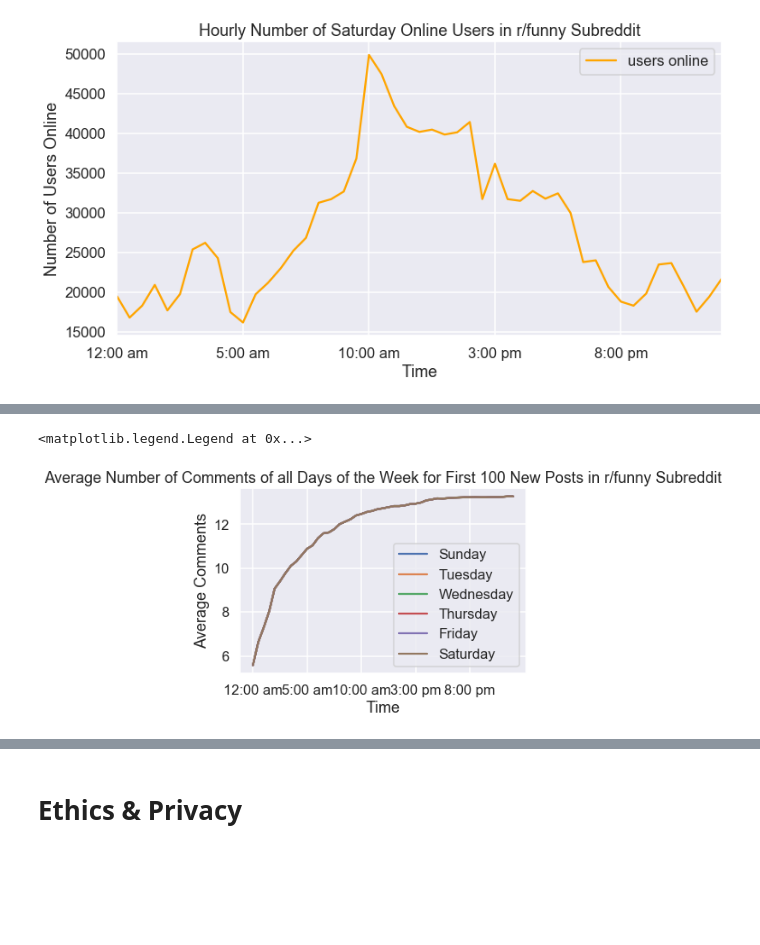
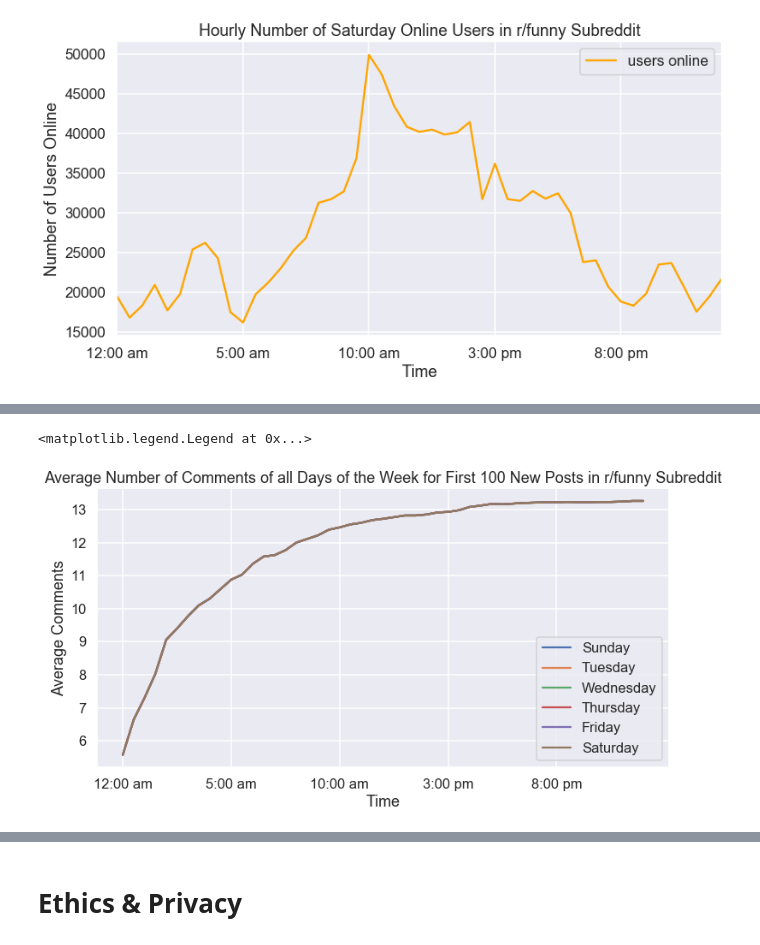
Before and after one commit to cs1212/COGS108_Reddit-Data-Analysis, a Jupyter notebook: FinalProject.ipynb, the cells around one changed output, grey strips where cells are left out. Drawn from its saved outputs; the diff is of its cells as text; code cells hidden in the pictures; blank space fills up the shorter version.

```diff
--- a/FinalProject.ipynb
+++ b/FinalProject.ipynb
@@ -569,17 +570,18 @@ plt.legend(loc='upper right')
 # %%
+plt.figure(figsize = (12, 6))
 plt.plot(df_Sunday_mean_comments, label = 'Sunday')
 #plt.plot(df_Monday_mean_comments, label = 'Monday')
 plt.plot(df_Tuesday_mean_comments, label = 'Tuesday')
 plt.plot(df_Wednesday_mean_comments, label = 'Wednesday')
 plt.plot(df_Thursday_mean_comments, label = 'Thursday')
 plt.plot(df_Friday_mean_comments, label = 'Friday')
 plt.plot(df_Saturday_mean_comments, label = 'Saturday')
 plt.xticks(np.arange(0, 49, 10))
 plt.title('Average Number of Comments of all Days of the Week for First 100 New Posts in r/funny Subreddit')
 plt.xlabel('Time')
 plt.ylabel('Average Comments')
 plt.legend(loc='lower right')
 # %% [output]
 <matplotlib.legend.Legend at 0x...>
-[figure, old version]
+[figure, new version]
 # %%
```
Also changed, not shown: parts of 2 cells of this notebook.
